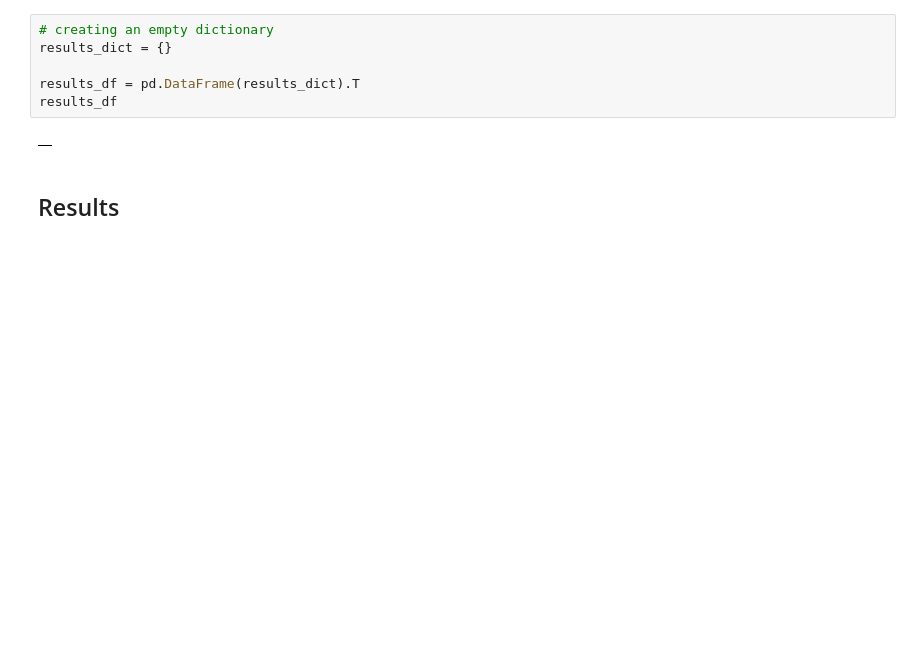
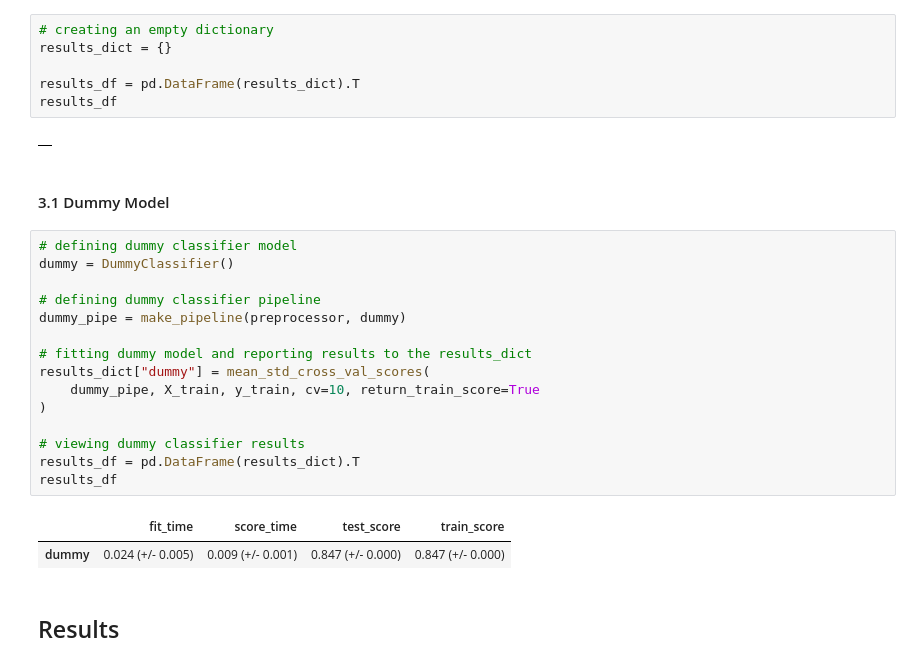
Before and after one commit to DSCI-310-2024/DSCI-310_Group-Project_Group8_Purchasing-Intent-Analysis, a Jupyter notebook: project/Milestone1.ipynb, the cells around one changed output. Cells and saved outputs as stored; diff of their text form; blank space fills up the shorter version.

Commit message:
Methods 3.1: fit dummy model

```diff
--- a/project/Milestone1.ipynb
+++ b/project/Milestone1.ipynb
@@ -593,5 +593,25 @@ results_df = pd.DataFrame(results_dict).T
 results_df
 # %% [output]
 |  |
+# %% [markdown]
+#### 3.1 Dummy Model
+# %%
+# defining dummy classifier model
+dummy = DummyClassifier()
+
+# defining dummy classifier pipeline
+dummy_pipe = make_pipeline(preprocessor, dummy)
+
+# fitting dummy model and reporting results to the results_dict
+results_dict["dummy"] = mean_std_cross_val_scores(
+    dummy_pipe, X_train, y_train, cv=10, return_train_score=True
+)
+
+# viewing dummy classifier results
+results_df = pd.DataFrame(results_dict).T
+results_df
+# %% [output]
+|  | fit_time | score_time | test_score | train_score |
+| dummy | 0.024 (+/- 0.005) | 0.009 (+/- 0.001) | 0.847 (+/- 0.000) | 0.847 (+/- 0.000) |
 # %% [markdown]
 ## Results
```
